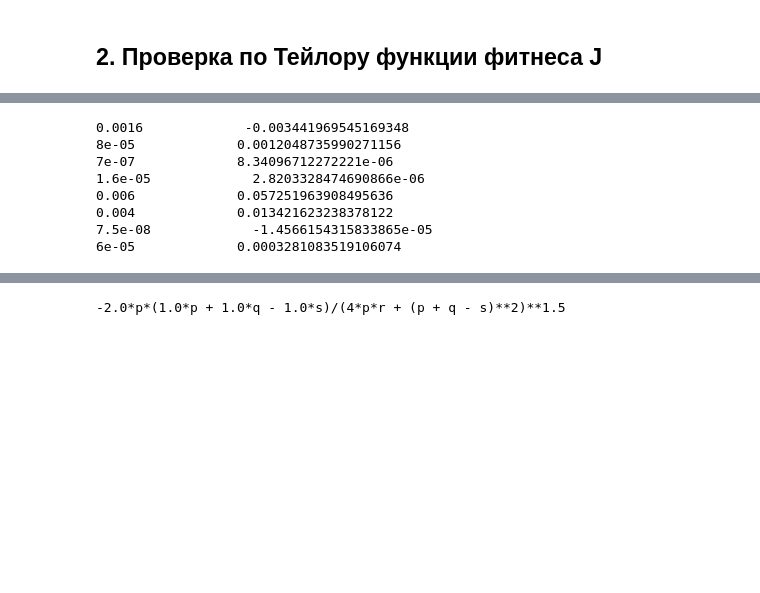
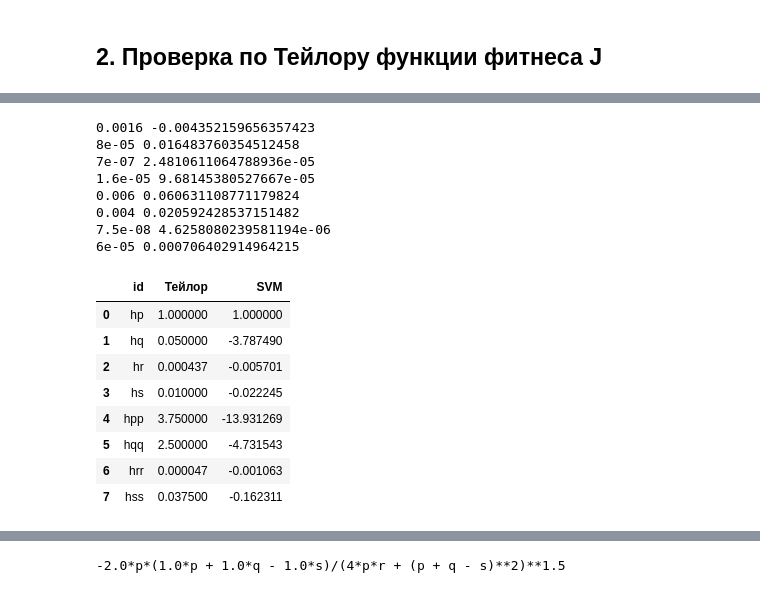
Before and after one commit to Breketov/MMPO, a Jupyter notebook: MMPO.ipynb, the cells around one changed output, grey strips where cells are left out. Cells and saved outputs as stored; diff of their text form; code cells hidden in the pictures; blank space fills up the shorter version.

```diff
--- a/MMPO.ipynb
+++ b/MMPO.ipynb
@@ -659,7 +659,7 @@ data
 # %%
 import pandas as pd
 import numpy as np
-z = 28
+z = 22
 def differential():
    M1 = data_macro['M1'].tolist()
    M2 = data_macro['M2'].tolist()
@@ -670,47 +670,72 @@ def differential():
    M7 = data_macro['M7'].tolist()
    M8 = data_macro['M8'].tolist()
    r = alpha_a*M5[z] + betta_a*M7[z] + delta_a*M8[z]
    s = gamma_a*M6[z]
    p = alpha_j*M1[z] + betta_j*M3[z] + delta_j*M4[z]
    q = gamma_j*M2[z]
 
    # Частные производные первого порядка
    hs = (-1.0*p - 1.0*q + 1.0*s)/(4*p*r + (p + q - s)**2)**0.5 - 1
    hp = (1.0*p + 1.0*q + 2.0*r - 1.0*s)/(4*p*r + (p + q - s)**2)**0.5 - 1
    hq = (1.0*p + 1.0*q - 1.0*s)/(4*p*r + (p + q - s)**2)**0.5 - 1
    hr = 2.0*p/(4*p*r + (p + q - s)**2)**0.5
    # Частные производные второго порядка
    hss = (-1.0*p - 1.0*q + 1.0*s)*(1.0*p + 1.0*q - 1.0*s)/(4*p*r + (p + q - s)**2)**1.5 + 1.0/(4*p*r + (p + q - s)**2)**0.5
    hpp = (-1.0*p - 1.0*q - 2.0*r + 1.0*s)*(1.0*p + 1.0*q + 2.0*r - 1.0*s)/(4*p*r + (p + q - s)**2)**1.5 + 1.0/(4*p*r + (p + q - s)**2)**0.5
    hqq = (-1.0*p - 1.0*q + 1.0*s)*(1.0*p + 1.0*q - 1.0*s)/(4*p*r + (p + q - s)**2)**1.5 + 1.0/(4*p*r + (p + q - s)**2)**0.5
    hrr = -4.0*p**2/(4*p*r + (p + q - s)**2)**1.5
    # Частные производные второго порядка | другие
    hsp = (-1.0*p - 1.0*q + 1.0*s)*(-1.0*p - 1.0*q - 2.0*r + 1.0*s)/(4*p*r + (p + q - s)**2)**1.5 - 1.0/(4*p*r + (p + q - s)**2)**0.5
    hsq = (-1.0*p - 1.0*q + 1.0*s)**2/(4*p*r + (p + q - s)**2)**1.5 - 1.0/(4*p*r + (p + q - s)**2)**0.5
    hsr = -2.0*p*(-1.0*p - 1.0*q + 1.0*s)/(4*p*r + (p + q - s)**2)**1.5
    hpq = (-1.0*p - 1.0*q + 1.0*s)*(1.0*p + 1.0*q + 2.0*r - 1.0*s)/(4*p*r + (p + q - s)**2)**1.5 + 1.0/(4*p*r + (p + q - s)**2)**0.5
    hpr = -2.0*p*(1.0*p + 1.0*q + 2.0*r - 1.0*s)/(4*p*r + (p + q - s)**2)**1.5 + 2.0/(4*p*r + (p + q - s)**2)**0.5
    hqr = -2.0*p*(1.0*p + 1.0*q - 1.0*s)/(4*p*r + (p + q - s)**2)**1.5
 
    """ J = hs*s + hp*p + hq*q + hr*r + hss*s*s + hpp*p*p + hqq*q*q + hrr*r*r + hsp*s*p + hsq*s*q + hsr*s*r + hpq*p*q + hpr*p*r + hqr*q*r """
    return hs, hp, hq, hr, hss, hpp, hqq, hrr, hsp, hsq, hsr, hpq, hpr, hqr
 hs, hp, hq, hr, hss, hpp, hqq, hrr, hsp, hsq, hsr, hpq, hpr, hqr = differential()
-z = alpha_j
+
+r = alpha_j
 l = SVC_coef[0]/Max_M[0]/hp
-print(alpha_j, '           ', SVC_coef[0]/Max_M[0]/hp)
-print(gamma_j, '           ', SVC_coef[1]/Max_M[1]/hq)
-print(betta_j, '           ', SVC_coef[2]/Max_M[2]/hp)
-print(delta_j, '           ', SVC_coef[3]/Max_M[3]/hp)
-print(alpha_a, '           ', SVC_coef[4]/Max_M[4]/hr)
-print(gamma_a, '           ', SVC_coef[5]/Max_M[5]/hs)
-print(betta_a, '           ', SVC_coef[6]/Max_M[6]/hr)
-print(delta_a, '           ', SVC_coef[7]/Max_M[7]/hr)
+m = LDA_coef[0]/Max_M[0]
+
+df=pd.DataFrame([['hp',  alpha_j/r, SVC_coef[0]/Max_M[0]/hp/l],
+                 ['hq',  gamma_j/r, SVC_coef[1]/Max_M[1]/hq/l],
+                 ['hr',  betta_j/r, SVC_coef[2]/Max_M[2]/hp/l],
+                 ['hs',  delta_j/r, SVC_coef[3]/Max_M[3]/hp/l],
+                 ['hpp', alpha_a/r, SVC_coef[4]/Max_M[4]/hr/l],
+                 ['hqq', gamma_a/r, SVC_coef[5]/Max_M[5]/hs/l],
+                 ['hrr', betta_a/r, SVC_coef[6]/Max_M[6]/hr/l],
+                 ['hss', delta_a/r, SVC_coef[7]/Max_M[7]/hr/l],
+                 ],
+    columns=['id','Тейлор', 'SVM'])
+
+
+print(alpha_j,  SVC_coef[0]/Max_M[0]/hp)
+print(gamma_j,  SVC_coef[1]/Max_M[1]/hq)
+print(betta_j,  SVC_coef[2]/Max_M[2]/hp)
+print(delta_j,  SVC_coef[3]/Max_M[3]/hp)
+print(alpha_a,  SVC_coef[4]/Max_M[4]/hr)
+print(gamma_a,  SVC_coef[5]/Max_M[5]/hs)
+print(betta_a,  SVC_coef[6]/Max_M[6]/hr)
+print(delta_a,  SVC_coef[7]/Max_M[7]/hr)
+df
 # %% [output]
-0.0016             -0.003441969545169348
-8e-05             0.0012048735990271156
-7e-07             8.34096712272221e-06
-1.6e-05             2.8203328474690866e-06
-0.006             0.057251963908495636
-0.004             0.013421623238378122
-7.5e-08             -1.4566154315833865e-05
-6e-05             0.0003281083519106074
+0.0016 -0.004352159656357423
+8e-05 0.016483760354512458
+7e-07 2.4810611064788936e-05
+1.6e-05 9.68145380527667e-05
+0.006 0.060631108771179824
+0.004 0.020592428537151482
+7.5e-08 4.6258080239581194e-06
+6e-05 0.000706402914964215
+|  | id | Тейлор | SVM |
+| 0 | hp | 1.000000 | 1.000000 |
+| 1 | hq | 0.050000 | -3.787490 |
+| 2 | hr | 0.000437 | -0.005701 |
+| 3 | hs | 0.010000 | -0.022245 |
+| 4 | hpp | 3.750000 | -13.931269 |
+| 5 | hqq | 2.500000 | -4.731543 |
+| 6 | hrr | 0.000047 | -0.001063 |
+| 7 | hss | 0.037500 | -0.162311 |
```
Also changed, not shown: parts of 13 cells of this notebook, 8 other files.
